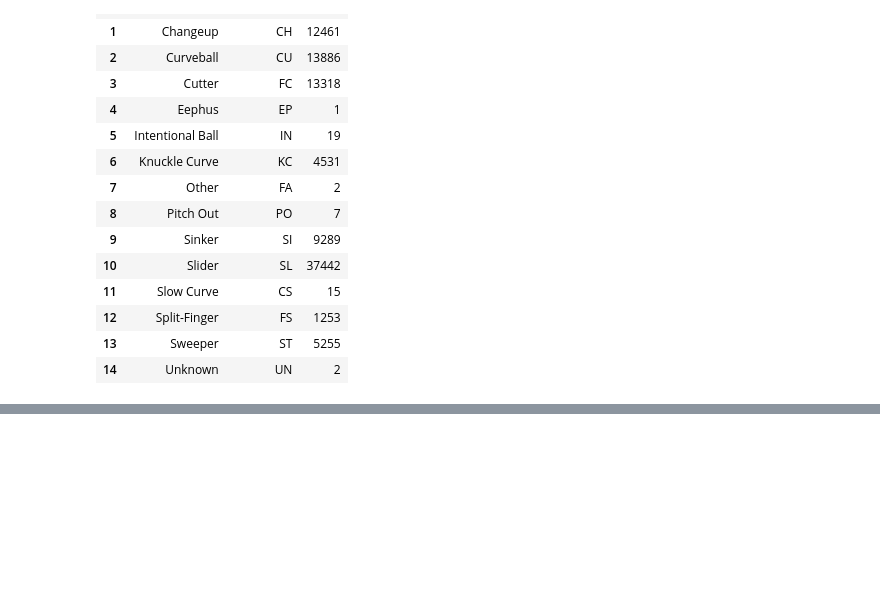
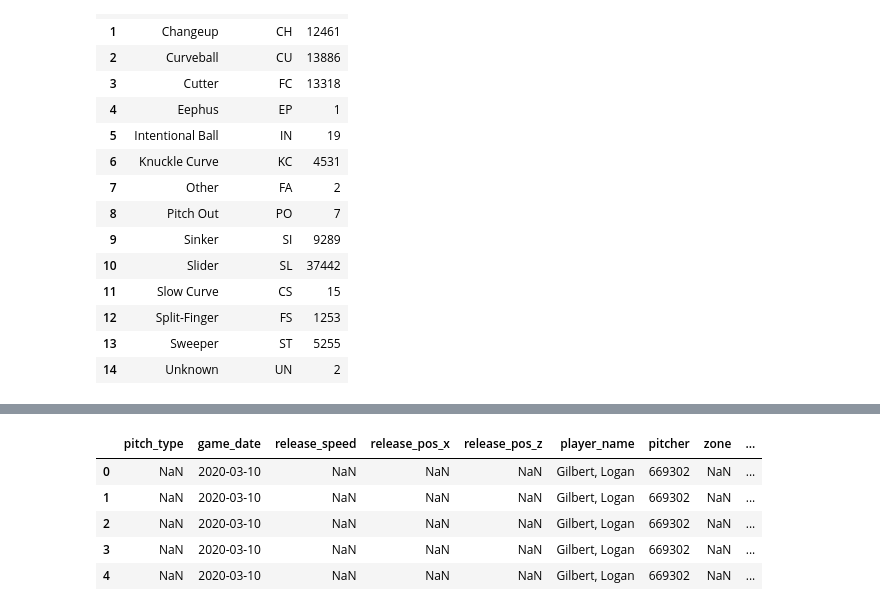
Before and after one commit to narcis-SE/pitch-clustering, a Jupyter notebook: eda.ipynb, the cells around one changed output, grey strips where cells are left out. Saved outputs shown, nothing was run; the diff lists cells and outputs as text; code cells hidden in the pictures; blank space fills up the shorter version.

```diff
--- a/eda.ipynb
+++ b/eda.ipynb
@@ -108,0 +144,10 @@ display(pitch_type_counts)
+# %%
+detData2 = detData[keep_cols].copy()
+detData2.head()
+# %% [output]
+|  | pitch_type | game_date | release_speed | release_pos_x | release_pos_z | player_name | pitcher | zone | ... |
+| 0 | NaN | 2020-03-10 | NaN | NaN | NaN | Gilbert, Logan | 669302 | NaN | ... |
+| 1 | NaN | 2020-03-10 | NaN | NaN | NaN | Gilbert, Logan | 669302 | NaN | ... |
+| 2 | NaN | 2020-03-10 | NaN | NaN | NaN | Gilbert, Logan | 669302 | NaN | ... |
+| 3 | NaN | 2020-03-10 | NaN | NaN | NaN | Gilbert, Logan | 669302 | NaN | ... |
+| 4 | NaN | 2020-03-10 | NaN | NaN | NaN | Gilbert, Logan | 669302 | NaN | ... |
```
Also changed, not shown: parts of 5 cells of this notebook.
